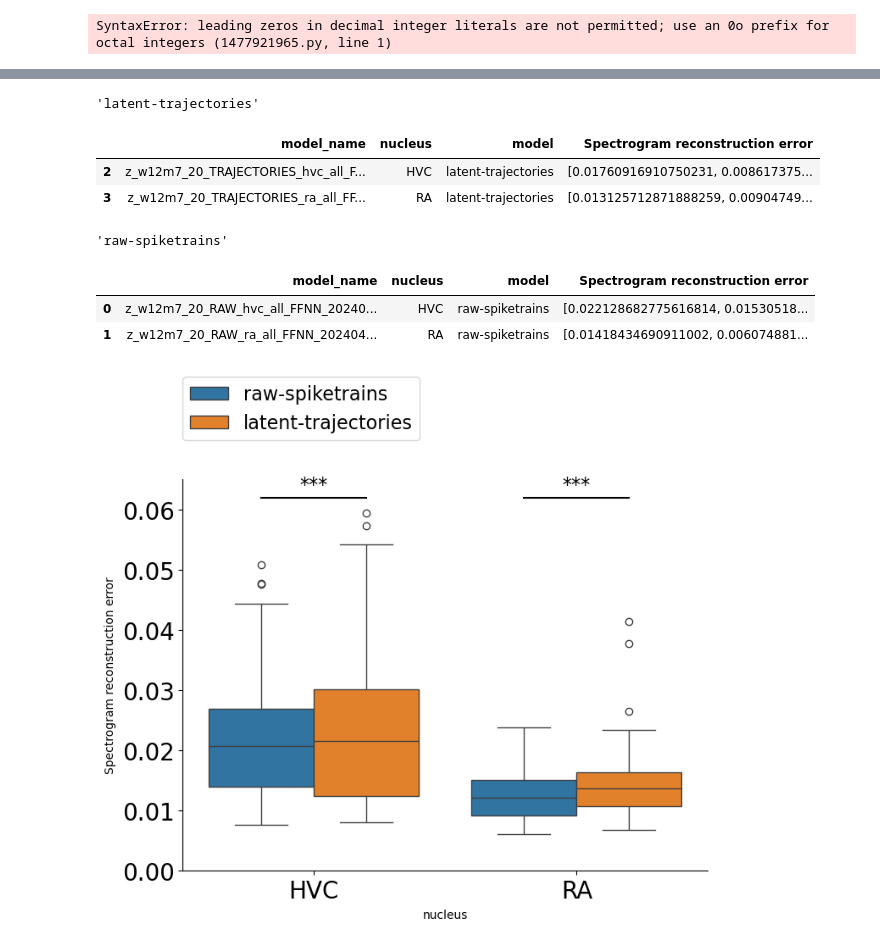
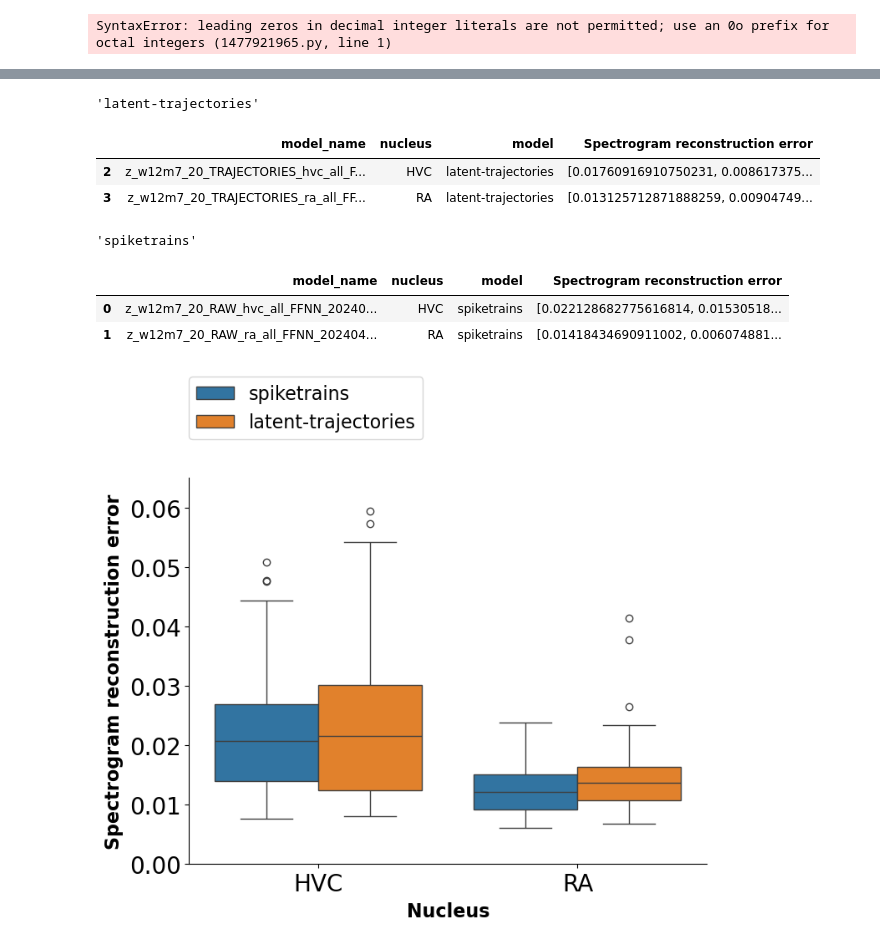
Before and after one commit to pabloslash/EnSongdec, a Jupyter notebook: notebooks/multi-model-comparison.ipynb, the cells around one changed output, grey strips where cells are left out. Cells and saved outputs as stored; diff of their text form; code cells hidden in the pictures.

```diff
--- a/notebooks/multi-model-comparison.ipynb
+++ b/notebooks/multi-model-comparison.ipynb
@@ -304,12 +324,22 @@ def get_original_reconstructed_audio(ffnn_model, dataset, loader, fs_audio, enco
 # %%
-def plot_spectrogram(audio, fs_audio, plot_samples):
+def plot_spectrogram(audio, fs_audio, plot_samples, ax=None, xlabel=True, ylabel=True):
 
-    fig, ax = plt.subplots(nrows=1, figsize=(10, 3))
+    if ax == None:
+        fig, ax = plt.subplots(nrows=1, figsize=(10, 3))
     auts.plot_spectrogram(audio[:plot_samples], fs_audio, ax, f_min=500, f_max=8500)
-    ax.set_xlabel('time (s)', fontsize=30)
-    ax.tick_params(axis='x', labelsize=25)
-    ax.set_ylabel('f (kHz)', fontsize=30)
-    ax.set_yticklabels(['0', '2', '4', '6', '8'], fontsize=25)
+
+    if xlabel:
+        ax.set_xlabel('time (s)', fontsize=30)
+        ax.tick_params(axis='x', labelsize=25)
+    else:
+        ax.set_xlabel('')
+        ax.set_xticks([])
+    if ylabel:
+        ax.set_ylabel('f (kHz)', fontsize=30)
+        ax.set_yticklabels(['0', '2', '4', '6', '8'], fontsize=25)
+    else:
+        ax.set_ylabel('')
+        ax.set_yticks([])
 # %%
 b1ra-raw  = 015856
 b2ra-raw  = 031754
@@ -410,5 +447,4 @@ Test samples:  206
 # %%
-
 # Calculate statistical significance using t-test
 significance = {}
 for nucleus, group in decoding_accuracy_df1.groupby('model'):
@@ -419,46 +455,47 @@ for nucleus, group in decoding_accuracy_df1.groupby('model'):
     significance[nucleus] = p_value
 
 
 # Create separate rows for each value in the 'error' list
 error_type = 'Spectrogram reconstruction error'
 df_expanded = decoding_accuracy_df1.explode(error_type)
 df_expanded[error_type] = pd.to_numeric(df_expanded[error_type])
 
 # Create a box and whisker plot
 fig, ax = plt.subplots(figsize=(8, 6))
 sns.boxplot(x='nucleus', y=error_type, hue='model', data=df_expanded, notch=False)
 
-# Add significance bars
-for i, p_value in enumerate(significance.values()):
-    if p_value < 0.05:  # Adjust significance threshold as needed
-        ax.plot([i - 0.2, i + 0.2], [0.062, 0.062], lw=1.5, c='black')  # Adjust y-coordinate and appearance as needed
+# # Add significance bars
+# for i, p_value in enumerate(significance.values()):
+#     if p_value < 0.05:  # Adjust significance threshold as needed
+#         ax.plot([i - 0.2, i + 0.2], [0.062, 0.062], lw=1.5, c='black')  # Adjust y-coordinate and appearance as needed
 
-# Add asterisks for statistical significance
-for i, p_value in enumerate(significance.values()):
-    if p_value < 0.05:  # Adjust significance threshold as needed
-        plt.text(i, 0.0625, "***", ha='center', va='bottom', fontsize=16)  # Adjust position and appearance as needed
+# # Add asterisks for statistical significance
+# for i, p_value in enumerate(significance.values()):
+#     if p_value < 0.05:  # Adjust significance threshold as needed
+#         plt.text(i, 0.0625, "***", ha='center', va='bottom', fontsize=16)  # Adjust position and appearance as needed
 
-
+plt.xlabel('Nucleus', fontsize=16, fontweight='bold')
+plt.ylabel(error_type, fontsize=16, fontweight='bold')
 
 # Remove top and right spines
 ax.set_ylim([0, 0.065])
 ax.set_xlim([-0.5, len(significance) - 0.5])
 ax.spines['top'].set_visible(False)
 ax.spines['right'].set_visible(False)
 ax.tick_params(axis='both', which='major', labelsize=20)  # Adjust 'labelsize' as needed
 plt.legend(fontsize='16', loc=(0,1.1))
 
 plt.show()
 # %% [output]
 'latent-trajectories'
 |  | model_name | nucleus | model | Spectrogram reconstruction error |
 | 2 | z_w12m7_20_TRAJECTORIES_hvc_all_F... | HVC | latent-trajectories | [0.01760916910750231, 0.008617375... |
 | 3 | z_w12m7_20_TRAJECTORIES_ra_all_FF... | RA | latent-trajectories | [0.013125712871888259, 0.00904749... |
-'raw-spiketrains'
+'spiketrains'
 |  | model_name | nucleus | model | Spectrogram reconstruction error |
-| 0 | z_w12m7_20_RAW_hvc_all_FFNN_20240... | HVC | raw-spiketrains | [0.022128682775616814, 0.01530518... |
-| 1 | z_w12m7_20_RAW_ra_all_FFNN_202404... | RA | raw-spiketrains | [0.01418434690911002, 0.006074881... |
+| 0 | z_w12m7_20_RAW_hvc_all_FFNN_20240... | HVC | spiketrains | [0.022128682775616814, 0.01530518... |
+| 1 | z_w12m7_20_RAW_ra_all_FFNN_202404... | RA | spiketrains | [0.01418434690911002, 0.006074881... |
-[figure, old version]
+[figure, new version]
 # %%
 b1ra-raw  = 015856
 b2ra-raw  = 031754
```
Also changed, not shown: parts of 5 cells of this notebook.
